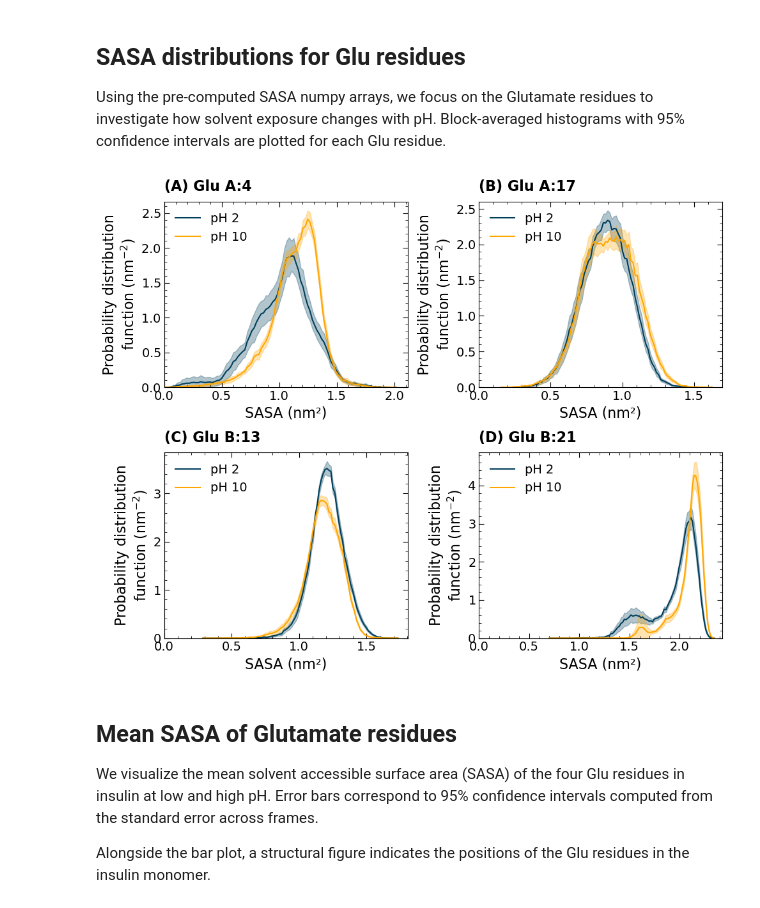
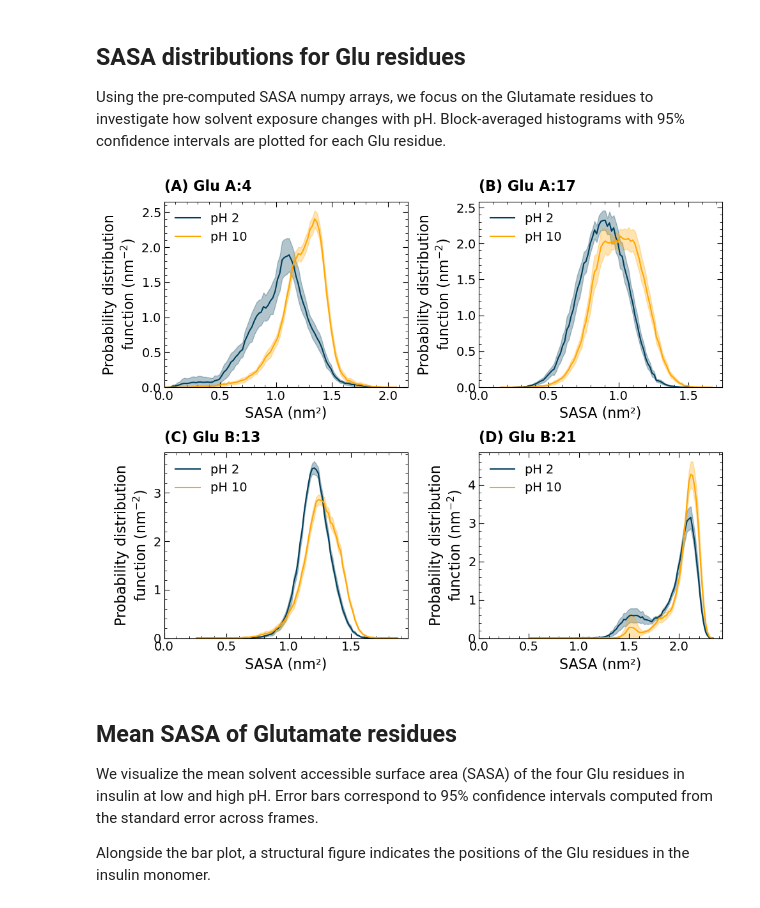
Before and after one commit to SHervoe-Hansen/Insulin_CpHMD, a Jupyter notebook: Analysis_monomer.ipynb, the cells around one changed output. Saved outputs shown, nothing was run; the diff lists cells and outputs as text; code cells hidden in the pictures.

Commit message:
Fixed error in SASA distribution and changed median RMSD to mean

```diff
--- a/Analysis_monomer.ipynb
+++ b/Analysis_monomer.ipynb
@@ -1045,37 +1045,41 @@ for i, idx in enumerate(glu_indices):
     data_low = sasa_low[:, idx]
     data_high = sasa_high[:, idx]
 
+    global_min = min(data_low.min(), data_high.min())
+    global_max = max(data_low.max(), data_high.max())
+    shared_range = (global_min, global_max)
+
     # Block-averaged histograms
-    bin_centers, mean_low, ci_low = block_avg_histogram(data_low, n_blocks, bins=bins)
-    _, mean_high, ci_high = block_avg_histogram(data_high, n_blocks, bins=bins)
+    bin_centers, mean_low, ci_low = block_avg_histogram(data_low, n_blocks, bins=bins, hist_range=shared_range)
+    _, mean_high, ci_high = block_avg_histogram(data_high, n_blocks, bins=bins, hist_range=shared_range)
 
     ax = axs[i]
     ax.plot(bin_centers, mean_low, label='pH 2', color='#003f5c')
     ax.fill_between(bin_centers, mean_low - ci_low, mean_low + ci_low, color='#003f5c', alpha=0.3)
 
     ax.plot(bin_centers, mean_high, label='pH 10', color='#ffa600')
     ax.fill_between(bin_centers, mean_high - ci_high, mean_high + ci_high, color='#ffa600', alpha=0.3)
 
     ax.set_xlim(left=0)
     ax.set_ylim(bottom=0)
     ax.set_xlabel('SASA (nm²)', fontsize=16)
     ax.set_ylabel('Probability distribution\nfunction (nm$^{-2}$)', fontsize=16)
     ax.set_title(f"{panel_labels[i]} {glu_labels[i]}", loc='left', fontsize=16, fontweight='bold', pad=12)
 
     ax.yaxis.set_major_formatter(ScalarFormatter(useMathText=True))
     ax.ticklabel_format(axis='y', style='sci', scilimits=(0, 0))
     ax.minorticks_on()
     ax.tick_params(axis='both', which='major', labelsize=14, length=6, direction='in')
     ax.tick_params(axis='both', which='minor', length=3, direction='in')
     ax.xaxis.set_ticks_position('both')
     ax.yaxis.set_ticks_position('both')
 
     ax.legend(frameon=False, fontsize=14, loc='upper left')
 
 fig.tight_layout()
 fig.savefig("Figures/Monomer_Glu_SASA_Distributions.pdf", bbox_inches="tight")
 # %% [output]
-[figure, old version]
+[figure, new version]
 # %% [markdown]
 ## Mean SASA of Glutamate residues
 
```
Also changed, not shown: parts of 2 cells of this notebook, 12 other files.
